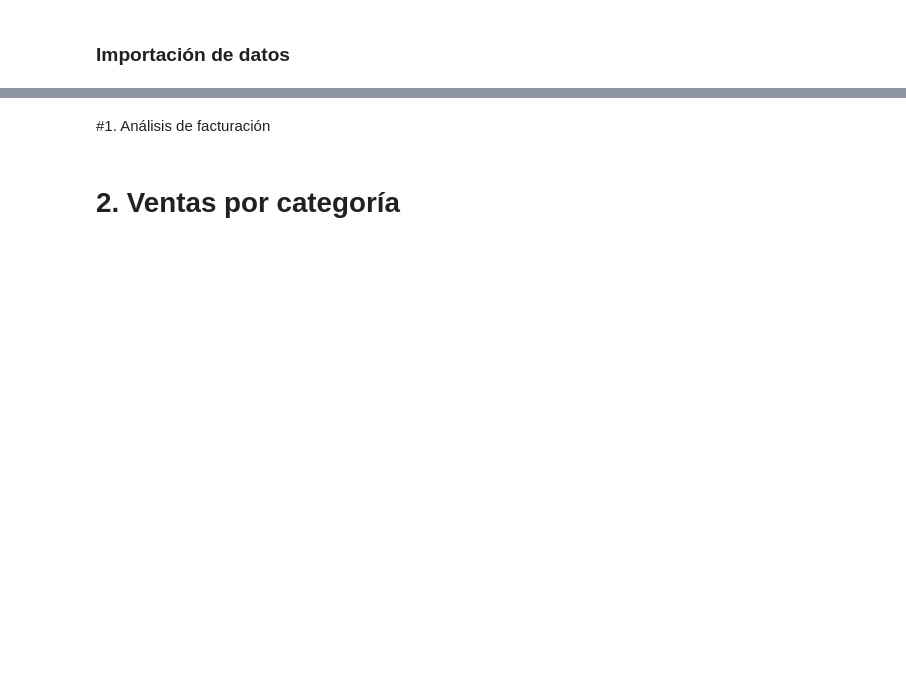
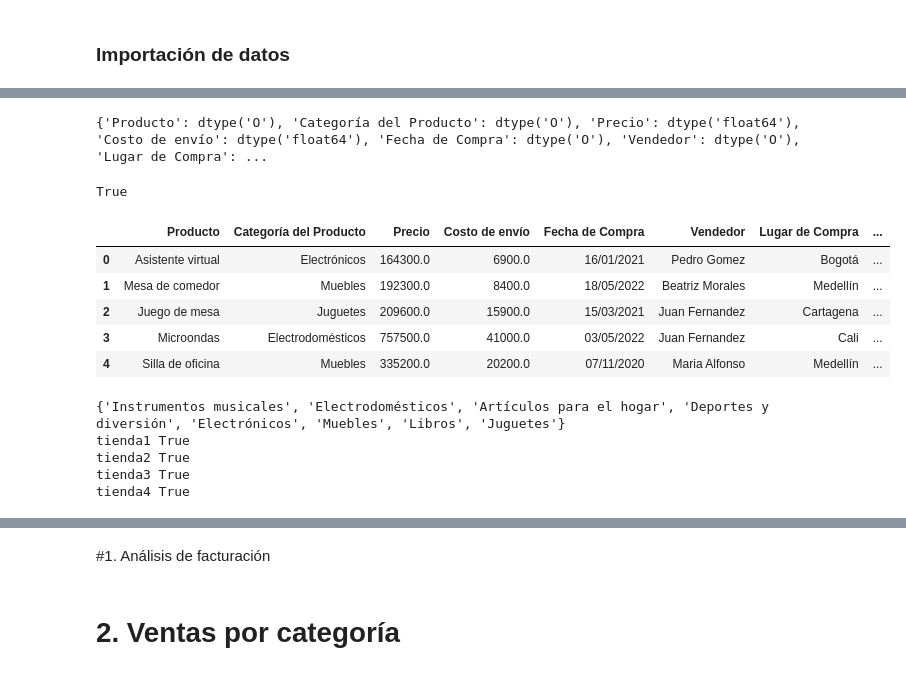
Before and after one commit to JCSR2022/challenge1-data-science-Alura, a Jupyter notebook: AluraStoreLatam.ipynb, the cells around one changed output, grey strips where cells are left out. Saved outputs shown, nothing was run; the diff lists cells and outputs as text; code cells hidden in the pictures; blank space fills up the shorter version.

```diff
--- a/AluraStoreLatam.ipynb
+++ b/AluraStoreLatam.ipynb
@@ -36,0 +39,64 @@ memory usage: 221.3+ KB
+# %%
+
+# def is_same_columns(all_data ):
+#   set_col = set(all_data[0].columns)
+#   set_col_type = set(all_data[0].dtypes)
+#   for data in all_data:
+#     if set(data.columns) != set_col:
+#       return False
+#     if set(data.dtypes) != set_col_type:
+#       return False
+
+#   return True
+
+
+def is_same_columns(all_data):
+    """
+    Check if all DataFrames in a list have identical columns and dtypes.
+    """
+    if not all_data:
+        return True  # Empty list — no conflict
+
+    # Reference from first DataFrame
+    ref = all_data[0]
+    ref_cols = list(ref.columns)
+    ref_dtypes = ref.dtypes.to_dict()
+
+    for i, df in enumerate(all_data[1:], start=2):
+        if not df.columns.equals(ref.columns):
+            print(f"❌ Columns differ in DataFrame {i}")
+            return False
+        if not df.dtypes.equals(ref.dtypes):
+            print(f"❌ Dtypes differ in DataFrame {i}")
+            return False
+
+    return True
+
+all_data = [tienda1, tienda2, tienda3, tienda4]
+is_same_columns(all_data)
+# %% [output]
+{'Producto': dtype('O'), 'Categoría del Producto': dtype('O'), 'Precio': dtype('float64'), 'Costo de envío': dtype('float64'), 'Fecha de Compra': dtype('O'), 'Vendedor': dtype('O'), 'Lugar de Compra': ...
+True
+# %%
+tienda1.head()
+# %% [output]
+|  | Producto | Categoría del Producto | Precio | Costo de envío | Fecha de Compra | Vendedor | Lugar de Compra | ... |
+| 0 | Asistente virtual | Electrónicos | 164300.0 | 6900.0 | 16/01/2021 | Pedro Gomez | Bogotá | ... |
+| 1 | Mesa de comedor | Muebles | 192300.0 | 8400.0 | 18/05/2022 | Beatriz Morales | Medellín | ... |
+| 2 | Juego de mesa | Juguetes | 209600.0 | 15900.0 | 15/03/2021 | Juan Fernandez | Cartagena | ... |
+| 3 | Microondas | Electrodomésticos | 757500.0 | 41000.0 | 03/05/2022 | Juan Fernandez | Cali | ... |
+| 4 | Silla de oficina | Muebles | 335200.0 | 20200.0 | 07/11/2020 | Maria Alfonso | Medellín | ... |
+# %%
+categorias = set(tienda1['Categoría del Producto'].unique())
+print(categorias)
+
+for name, df in zip(['tienda1', 'tienda2', 'tienda3', 'tienda4'], all_data):
+  print(name,set(df['Categoría del Producto'].unique()) == categorias)
+
+#categorias = set(tienda1['Categoría del Producto'].unique())
+# %% [output]
+{'Instrumentos musicales', 'Electrodomésticos', 'Artículos para el hogar', 'Deportes y diversión', 'Electrónicos', 'Muebles', 'Libros', 'Juguetes'}
+tienda1 True
+tienda2 True
+tienda3 True
+tienda4 True
```
Also changed, not shown: parts of 7 cells of this notebook.
